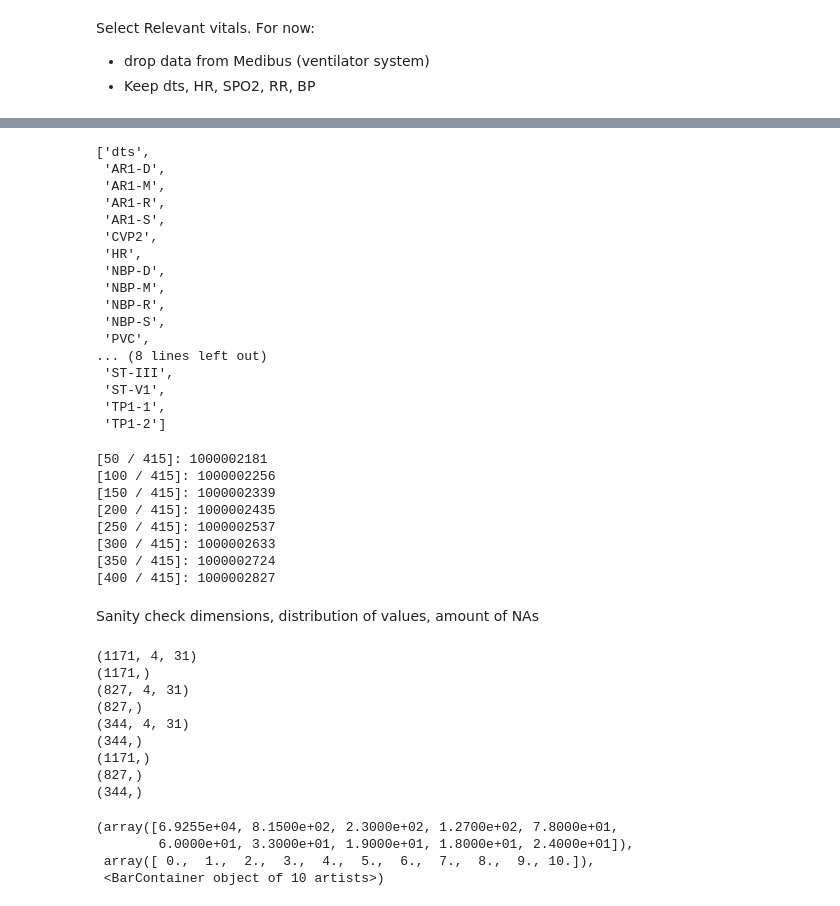
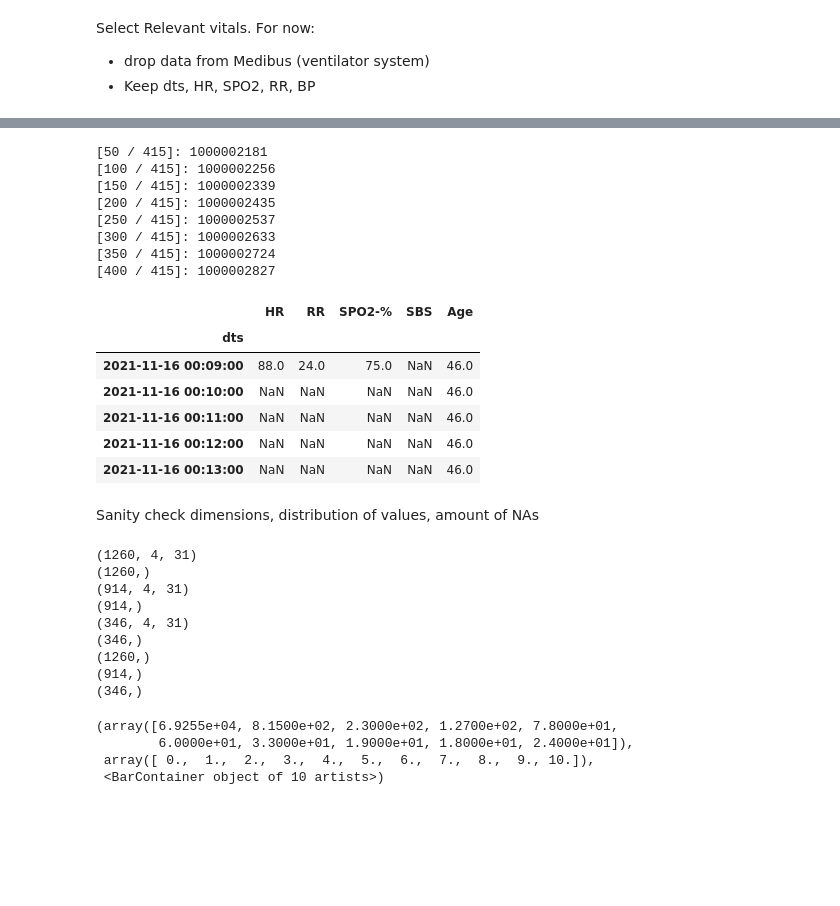
Before and after one commit to fyng/PedAccel, a Jupyter notebook: JHU SAFE/2_ptsd_extraction.ipynb, the cells around one changed output, grey strips where cells are left out. Saved outputs shown, nothing was run; the diff lists cells and outputs as text; code cells hidden in the pictures; blank space fills up the shorter version.

```diff
--- a/JHU SAFE/2_ptsd_extraction.ipynb
+++ b/JHU SAFE/2_ptsd_extraction.ipynb
@@ -127,23 +81,3 @@ names_gevitals
-# %%
-names_hl7m
-# %% [output]
-['dts',
- 'AR1-D',
- 'AR1-M',
- 'AR1-R',
- 'AR1-S',
- 'CVP2',
- 'HR',
- 'NBP-D',
- 'NBP-M',
- 'NBP-R',
- 'NBP-S',
- 'PVC',
-... (8 lines left out)
- 'ST-III',
- 'ST-V1',
- 'TP1-1',
- 'TP1-2']
 # %%
 tsdb_order = ['dts', 'HR', 'RR_2344', 'SpO2_7874', "PVC"]
 hl7m_order = ['dts', 'HR', 'RR', 'SPO2-%', 'PVC']
@@ -151,6 +85,10 @@ ge_order = ['dts','PARM_HR','PARM_RESP_RATE', 'PARM_SPO2_1', 'PARM_PVC']
 
 metrics = set(hl7m_order + tsdb_order + ge_order)
 dims = len(hl7m_order)
+# %%
+fp = dir.joinpath('EHR', 'prism3.csv.gz')
+prism = pd.read_csv(fp, compression='gzip')
+prism = prism.groupby('pat_enc_csn_sid')['age_m']
 # %%
 # turn off error message on .loc
 import warnings
@@ -236,7 +174,9 @@ for p in patients:
     )
     # preserve vitals timestamps while adding SBS where available
     patient_multi = pd.merge(left=vitals, right=sbs_p, left_index=True, right_index=True, how='left')
-
+    pat_age = prism.get_group(p).mean()
+    patient_multi.drop(columns=['PVC'], inplace=True)
+    patient_multi['Age'] = [pat_age]*patient_multi.shape[0]
     if np.any(np.abs(patient_multi['SBS']) >= 2):
         for i in np.argwhere(~np.isnan(patient_multi['SBS'].tolist())):
             idx = i[0]
@@ -271,6 +211,16 @@ for p in patients:
 [300 / 415]: 1000002633
 [350 / 415]: 1000002724
 [400 / 415]: 1000002827
+# %%
+patient_multi.head()
+# %% [output]
+|  | HR | RR | SPO2-% | SBS | Age |
+| dts |  |  |  |  |  |
+| 2021-11-16 00:09:00 | 88.0 | 24.0 | 75.0 | NaN | 46.0 |
+| 2021-11-16 00:10:00 | NaN | NaN | NaN | NaN | 46.0 |
+| 2021-11-16 00:11:00 | NaN | NaN | NaN | NaN | 46.0 |
+| 2021-11-16 00:12:00 | NaN | NaN | NaN | NaN | 46.0 |
+| 2021-11-16 00:13:00 | NaN | NaN | NaN | NaN | 46.0 |
 # %%
 X = np.array(X)
 y = np.array(y)
@@ -298,15 +248,15 @@ print(ids.shape)
 print(id_train.shape)
 print(id_test.shape)
 # %% [output]
-(1171, 4, 31)
-(1171,)
-(827, 4, 31)
-(827,)
-(344, 4, 31)
-(344,)
-(1171,)
-(827,)
-(344,)
+(1260, 4, 31)
+(1260,)
+(914, 4, 31)
+(914,)
+(346, 4, 31)
+(346,)
+(1260,)
+(914,)
+(346,)
 # %%
 # ['dts', 'HR', 'RR', 'SPO2-%', 'PVC']
 
```
Also changed, not shown: parts of 4 cells of this notebook, 2 other files.
